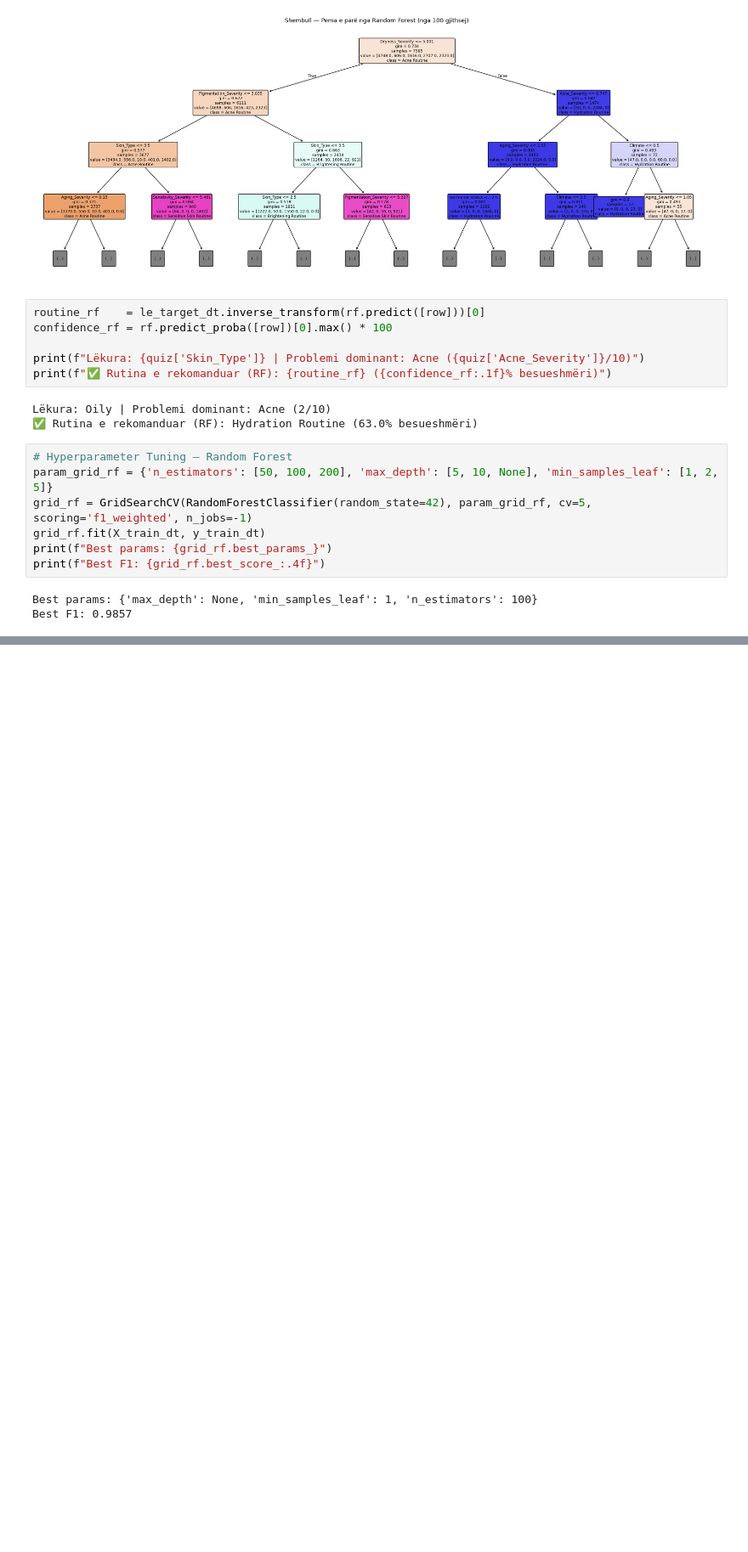
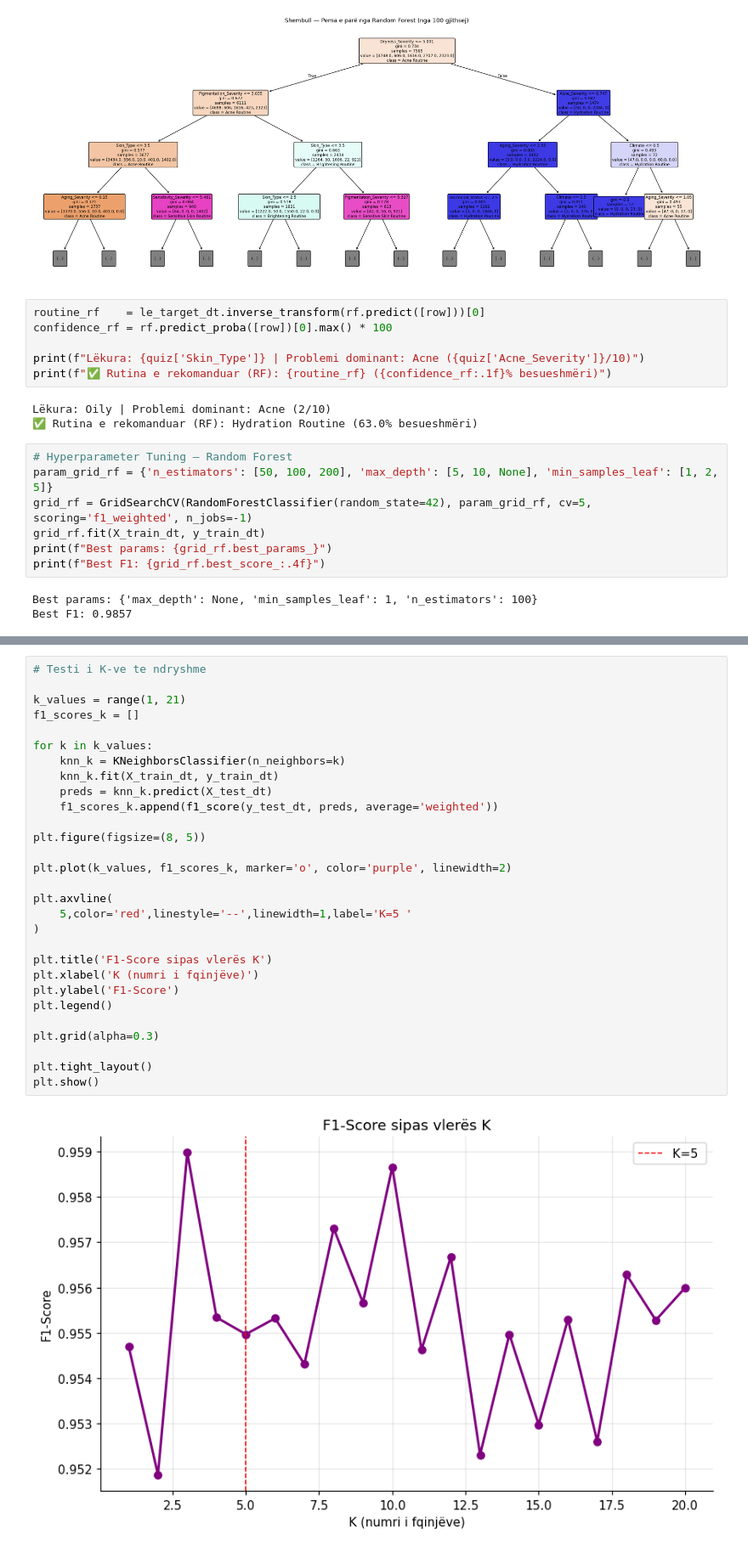
Before and after one commit to Sara587979/AI-Skincare-Personalization, a Jupyter notebook: skincare_ml.ipynb, the cells around one changed output, grey strips where cells are left out. Shown at 85% size. Drawn from its saved outputs; the diff is of its cells as text; blank space fills up the shorter version.

```diff
--- a/skincare_ml.ipynb
+++ b/skincare_ml.ipynb
@@ -827,0 +884,31 @@ Best F1: 0.9857
+# %%
+# Testi i K-ve te ndryshme
+
+k_values = range(1, 21)
+f1_scores_k = []
+
+for k in k_values:
+    knn_k = KNeighborsClassifier(n_neighbors=k)
+    knn_k.fit(X_train_dt, y_train_dt)
+    preds = knn_k.predict(X_test_dt)
+    f1_scores_k.append(f1_score(y_test_dt, preds, average='weighted'))
+
+plt.figure(figsize=(8, 5))
+
+plt.plot(k_values, f1_scores_k, marker='o', color='purple', linewidth=2)
+
+plt.axvline(
+    5,color='red',linestyle='--',linewidth=1,label='K=5 '
+)
+
+plt.title('F1-Score sipas vlerës K')
+plt.xlabel('K (numri i fqinjëve)')
+plt.ylabel('F1-Score')
+plt.legend()
+
+plt.grid(alpha=0.3)
+
+plt.tight_layout()
+plt.show()
+# %% [output]
+[figure, added]
```
Also changed, not shown: parts of 5 cells of this notebook.
